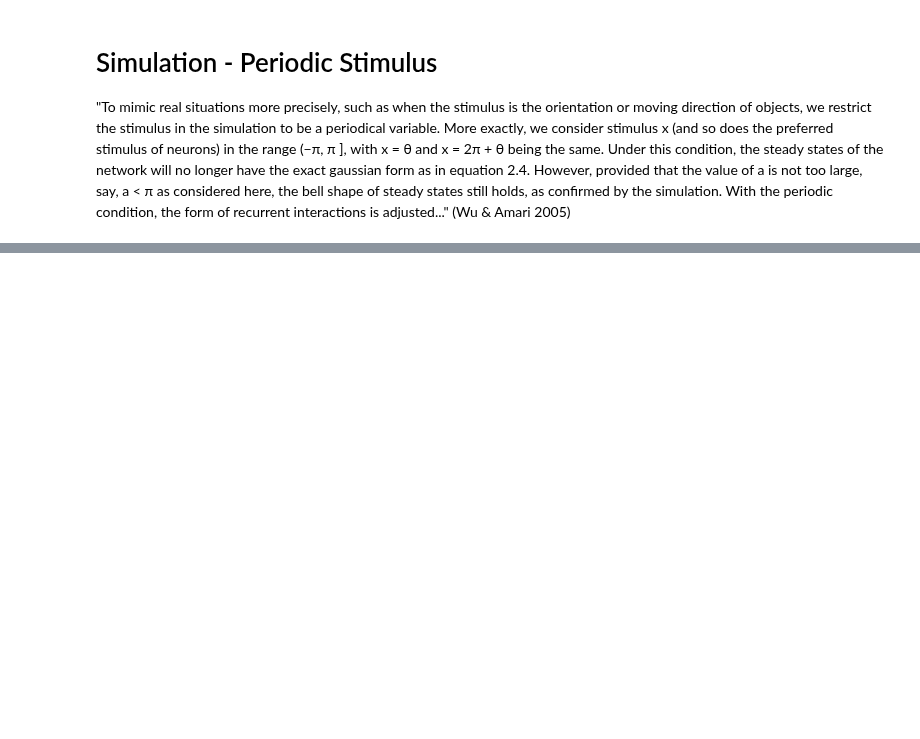
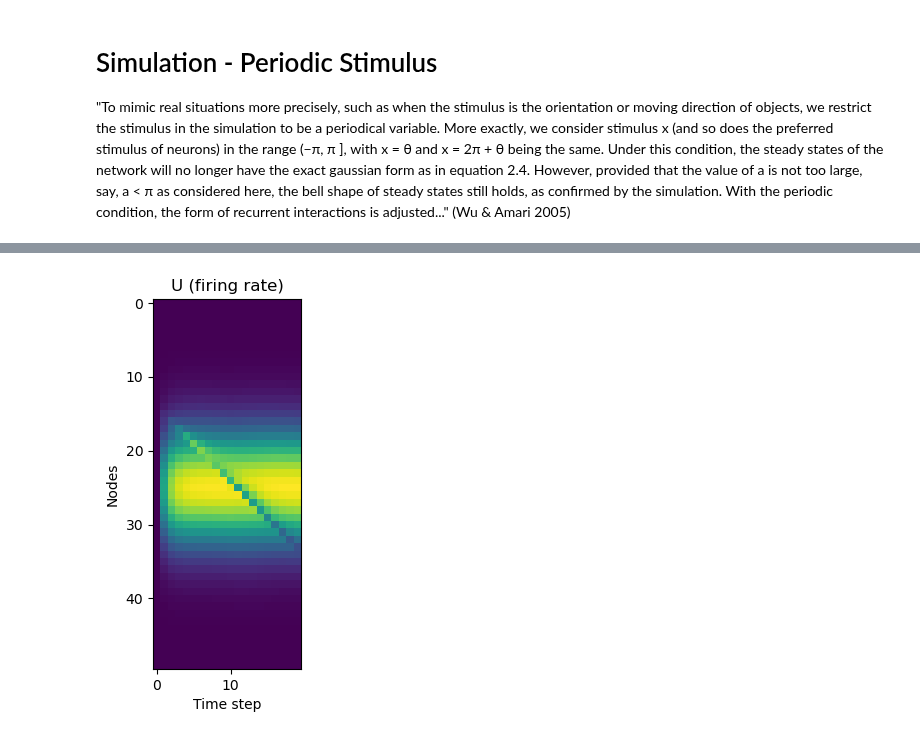
Before and after one commit to michealrm/Trappenberg_CAAN, a Jupyter notebook: caan_simulation.ipynb, the cells around one changed output, grey strips where cells are left out. Saved outputs shown, nothing was run; the diff lists cells and outputs as text; code cells hidden in the pictures; blank space fills up the shorter version.

```diff
--- a/caan_simulation.ipynb
+++ b/caan_simulation.ipynb
@@ -123,3 +134,8 @@ plot_external_input(external_input, num_time_steps)
+# %%
+network.simulate(external_input, ndyn.sp_solve_ivp, lambda sol: sol.y)
+ndyn.plot_firing_rate(network)
+# %% [output]
+[figure, added]
 # %%
 tau = 5
 mu = 5
```
Also changed, not shown: parts of 7 cells of this notebook, 1 other file.
